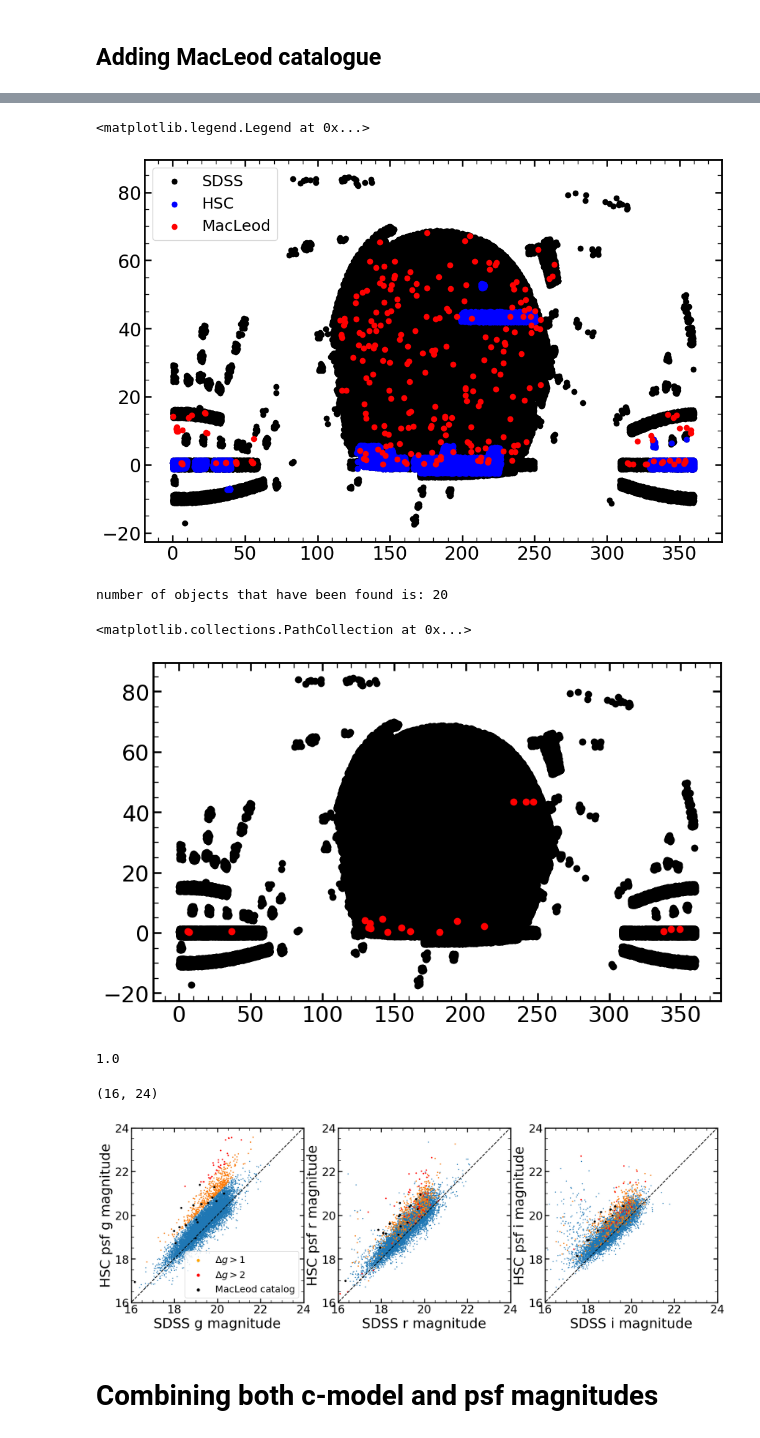
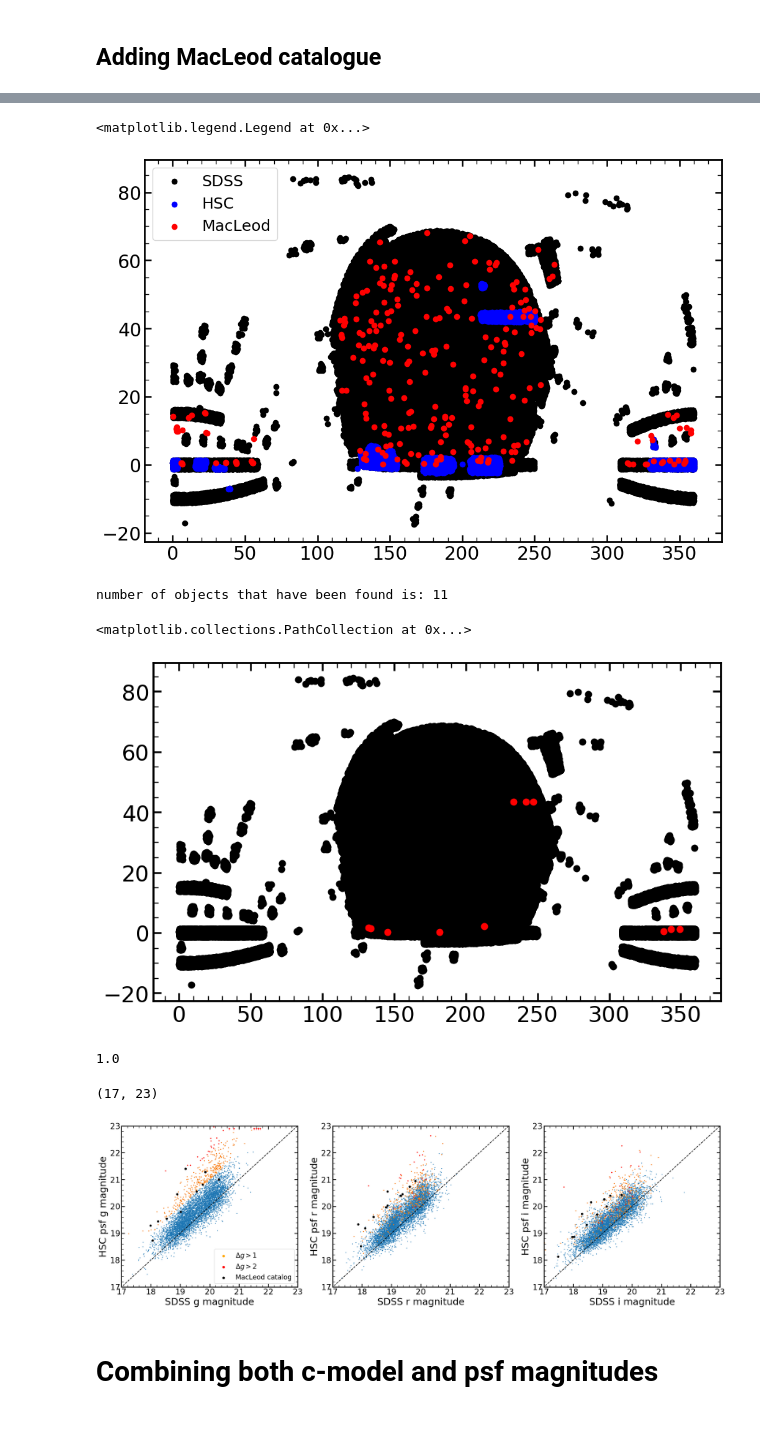
Before and after one commit to nevencaplar/Variability, a Jupyter notebook: HSC/HSC_Changed_QSO.ipynb, the cells around one changed output, grey strips where cells are left out. Cells and saved outputs as stored; diff of their text form; code cells hidden in the pictures.

Commit message:
HSC analysis with flags

```diff
--- a/HSC/HSC_Changed_QSO.ipynb
+++ b/HSC/HSC_Changed_QSO.ipynb
@@ -38,7 +38,7 @@ display(HTML("<style>.container { width:100% !important; }</style>"))
 import matplotlib
 import matplotlib.pyplot as plt
 from matplotlib.colors import LogNorm
-matplotlib.rcParams.update({'font.size': 18})
+matplotlib.rcParams.update({'font.size': 16})
 %config InlineBackend.rc = {}
 %matplotlib inline
 
@@ -47,7 +47,7 @@ import pandas as pd
 from tqdm import tqdm
 from sklearn.metrics.pairwise import euclidean_distances
 
-DATA_DIRECTORY='/Users/nevencaplar/Documents/Variability/HSC/'
+DATA_DIRECTORY='/Users/nevencaplar/Documents/Variability/Github/Variability/HSC/'
 # %% [markdown]
 # Preparation of sql query
 # %%
@@ -206,7 +206,12 @@ WHERE
 ## Initial Analysis
 # %%
 #read in catalogue from HSC query with pandas
-df = pd.read_csv(DATA_DIRECTORY+'192565.csv')
+#This is the version without quality flags
+#df = pd.read_csv(DATA_DIRECTORY+'192565.csv')
+
+#version with flags
+df = pd.read_csv(DATA_DIRECTORY+'194782.csv')
+
 # give ra and dec
 Positions_of_df=np.transpose([df['# ra'].values,df['dec'].values])
 # %%
@@ -379,5 +376,5 @@ plt.scatter(ra_dec_MacLeod_Cat_step3[:,0],ra_dec_MacLeod_Cat_step3[:,1],color='r
 plt.legend()
 # %% [output]
 <matplotlib.legend.Legend at 0x...>
-[figure, old version]
+[figure, new version]
 # %%
@@ -427,9 +425,9 @@ plt.figure(figsize=(10,6))
 plt.scatter(Positions_of_dr7[:,0],Positions_of_dr7[:,1],color='black')
 plt.scatter(matched_array_MacLeod_SDSS[:,1],matched_array_MacLeod_SDSS[:,2],color='red')
 # %% [output]
-number of objects that have been found is: 20
+number of objects that have been found is: 11
 <matplotlib.collections.PathCollection at 0x...>
-[figure, old version]
+[figure, new version]
 # %%
 # columns of matched_array_MacLeod_SDSS
 # 0. SDSS ID, 1. ra (SDSS), 2. dec (SDSS), 3. g-mag (SDSS) 4. sigma g-mag (SDSS), 5. r-mag (SDSS) 6. sigma r-mag (SDSS), 7. i-mag (SDSS) 8. sigma i-mag (SDSS)
@@ -449,55 +447,62 @@ print(np.mean(is_correctly_matched))
 # %% [output]
 1.0
 # %%
-plt.figure(figsize=(20,6))
+selection_of_objects_1_mag_dimmer=(matched_array_filtered[:,8+2]-matched_array_filtered[:,2])>1
+selection_of_objects_2_mag_dimmer=(matched_array_filtered[:,8+2]-matched_array_filtered[:,2])>2
+arrowup = u'$\u2191$'
+
+plt.figure(figsize=(20,7))
 plt.subplot(131)
 
+plt.subplots_adjust(left=-0.10)
+
 plt.scatter(matched_array_filtered[:,2],matched_array_filtered[:,8+2],s=1)
-plt.scatter(matched_array_filtered[:,2][(matched_array_filtered[:,8+2]-matched_array_filtered[:,2])>1],
-            matched_array_filtered[:,8+2][(matched_array_filtered[:,8+2]-matched_array_filtered[:,2])>1],s=2)
-plt.scatter(matched_array_filtered[:,2][(matched_array_filtered[:,8+2]-matched_array_filtered[:,2])>2],
-            matched_array_filtered[:,8+2][(matched_array_filtered[:,8+2]-matched_array_filtered[:,2])>2],s=3,color='red')
-plt.scatter(matched_array_MacLeod_SDSS[:,3],matched_array_MacLeod_SDSS[:,17],s=10,color='black')
-
+plt.scatter(matched_array_filtered[:,2][selection_of_objects_1_mag_dimmer],
+            matched_array_filtered[:,8+2][selection_of_objects_1_mag_dimmer],s=2)
+plt.scatter(matched_array_filtered[:,2][selection_of_objects_2_mag_dimmer],
+            matched_array_filtered[:,8+2][selection_of_objects_2_mag_dimmer],s=3,color='red')
+plt.scatter(match_array_faint,
+            np.full(len(match_array_faint),22.9),s=20,color='red',marker=arrowup)
+plt.scatter(matched_array_MacLeod_SDSS[:,3],matched_array_MacLeod_SDSS[:,17],s=20,color='black')
 
 plt.scatter([], [], c='orange', s=25,label='$\Delta g>1$')
 plt.scatter([], [], c='red',  s=25,label='$\Delta g>2$')
 plt.scatter([], [], c='black', s=25,label='MacLeod catalog')
-plt.legend()
+plt.legend(loc=4)
 
 plt.xlabel('SDSS g magnitude')
 plt.ylabel('HSC psf g magnitude')
 plt.plot(range(0,100),range(0,100),color='black',ls='--')
-plt.xlim(16,24)
-plt.ylim(16,24)
+plt.xlim(17,23)
+plt.ylim(17,23)
 
 plt.subplot(132)
 
 plt.scatter(matched_array_filtered[:,4],matched_array_filtered[:,14+4],s=1)
-plt.scatter(matched_array_filtered[:,4][(matched_array_filtered[:,14+2]-matched_array_filtered[:,2])>1],matched_array_filtered[:,14+4][(matched_array_filtered[:,14+2]-matched_array_filtered[:,2])>1],s=2)
-plt.scatter(matched_array_filtered[:,4][(matched_array_filtered[:,14+2]-matched_array_filtered[:,2])>2],matched_array_filtered[:,14+4][(matched_array_filtered[:,14+2]-matched_array_filtered[:,2])>2],s=3,color='red')
-plt.scatter(matched_array_MacLeod_SDSS[:,5],matched_array_MacLeod_SDSS[:,19],s=10,color='black')
+plt.scatter(matched_array_filtered[:,4][selection_of_objects_1_mag_dimmer],matched_array_filtered[:,14+4][selection_of_objects_1_mag_dimmer],s=2)
+plt.scatter(matched_array_filtered[:,4][selection_of_objects_2_mag_dimmer],matched_array_filtered[:,14+4][selection_of_objects_2_mag_dimmer],s=3,color='red')
+plt.scatter(matched_array_MacLeod_SDSS[:,5],matched_array_MacLeod_SDSS[:,19],s=20,color='black')
 
 plt.xlabel('SDSS r magnitude')
 plt.ylabel('HSC psf r magnitude')
 plt.plot(range(0,100),range(0,100),color='black',ls='--')
-plt.xlim(16,24)
-plt.ylim(16,24)
+plt.xlim(17,23)
+plt.ylim(17,23)
 
 plt.subplot(133)
 
 plt.scatter(matched_array_filtered[:,6],matched_array_filtered[:,14+6],s=1)
-plt.scatter(matched_array_filtered[:,6][(matched_array_filtered[:,14+2]-matched_array_filtered[:,2])>1],matched_array_filtered[:,14+6][(matched_array_filtered[:,14+2]-matched_array_filtered[:,2])>1],s=2)
-plt.scatter(matched_array_filtered[:,6][(matched_array_filtered[:,14+2]-matched_array_filtered[:,2])>2],matched_array_filtered[:,14+6][(matched_array_filtered[:,14+2]-matched_array_filtered[:,2])>2],s=3,color='red')
-plt.scatter(matched_array_MacLeod_SDSS[:,7],matched_array_MacLeod_SDSS[:,21],s=10,color='black')
+plt.scatter(matched_array_filtered[:,6][selection_of_objects_1_mag_dimmer],matched_array_filtered[:,14+6][selection_of_objects_1_mag_dimmer],s=2)
+plt.scatter(matched_array_filtered[:,6][selection_of_objects_2_mag_dimmer],matched_array_filtered[:,14+6][selection_of_objects_2_mag_dimmer],s=3,color='red')
+plt.scatter(matched_array_MacLeod_SDSS[:,7],matched_array_MacLeod_SDSS[:,21],s=20,color='black')
 
 plt.xlabel('SDSS i magnitude')
 plt.ylabel('HSC psf i magnitude')
 plt.plot(range(0,100),range(0,100),color='black',ls='--')
-plt.xlim(16,24)
-plt.ylim(16,24)
+plt.xlim(17,23)
+plt.ylim(17,23)
 # %% [output]
-(16, 24)
+(17, 23)
-[figure, old version]
+[figure, new version]
 # %% [markdown]
 # Combining both c-model and psf magnitudes
```
Also changed, not shown: parts of 14 cells of this notebook, 3 other files.
